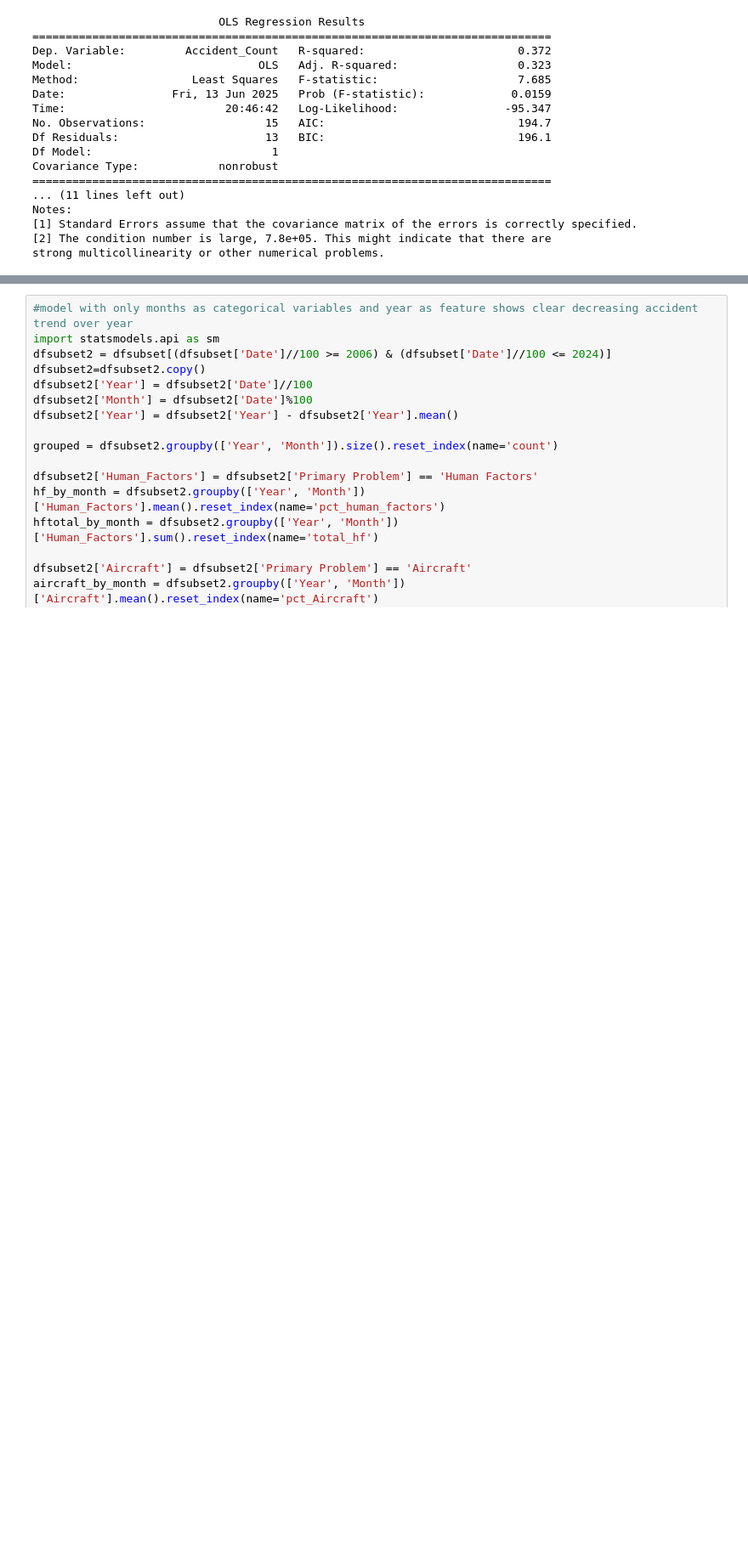
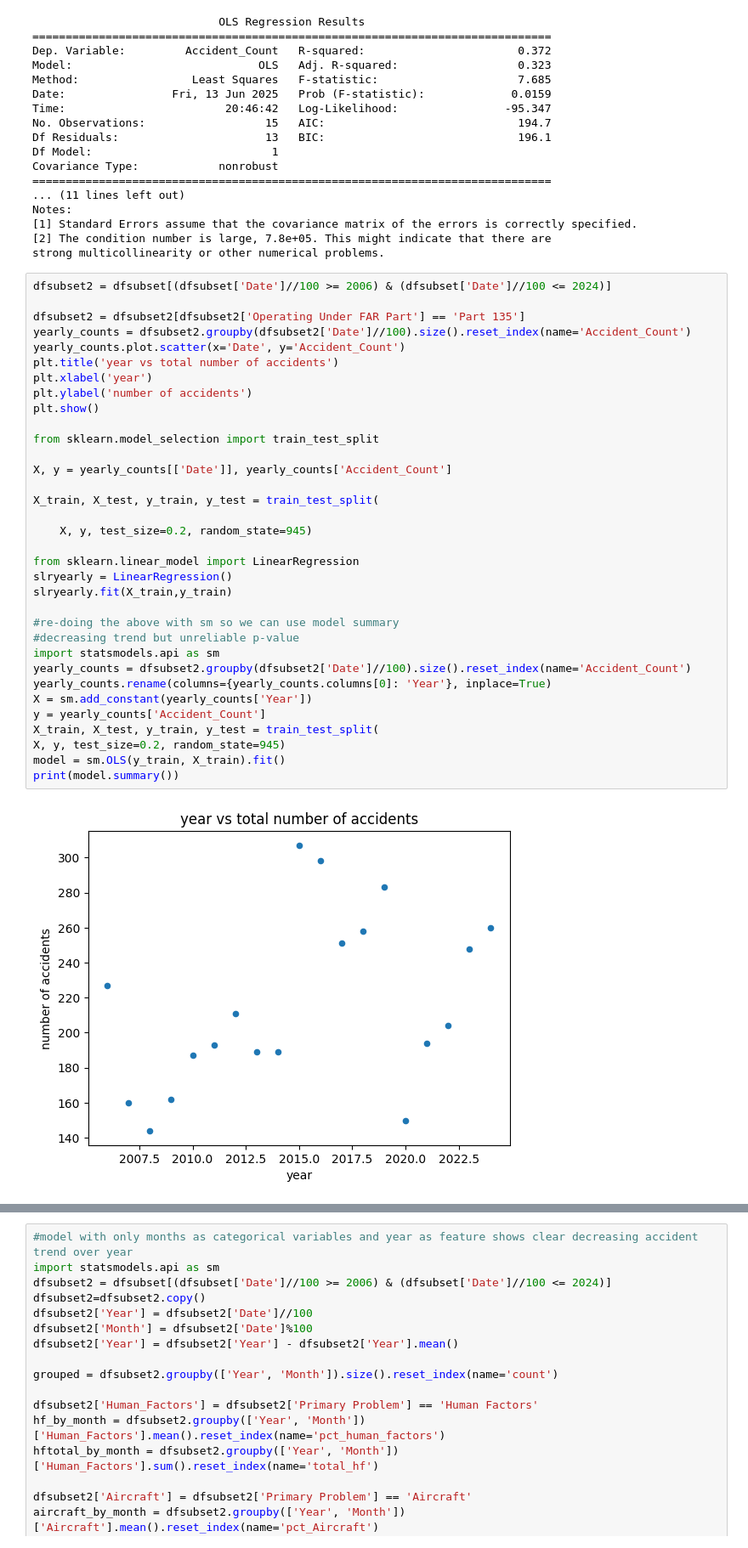
Before and after one commit to terryljh/aviation2, a Jupyter notebook: asrs linear model2.ipynb, the cells around one changed output, grey strips where cells are left out. Shown at 85% size. Saved outputs shown, nothing was run; the diff lists cells and outputs as text; blank space fills up the shorter version.

```diff
--- a/asrs linear model2.ipynb
+++ b/asrs linear model2.ipynb
@@ -427,3 +427,39 @@ Notes:
 [1] Standard Errors assume that the covariance matrix of the errors is correctly specified.
 [2] The condition number is large, 7.8e+05. This might indicate that there are
 strong multicollinearity or other numerical problems.
+# %%
+dfsubset2 = dfsubset[(dfsubset['Date']//100 >= 2006) & (dfsubset['Date']//100 <= 2024)]
+
+dfsubset2 = dfsubset2[dfsubset2['Operating Under FAR Part'] == 'Part 135']
+yearly_counts = dfsubset2.groupby(dfsubset2['Date']//100).size().reset_index(name='Accident_Count')
+yearly_counts.plot.scatter(x='Date', y='Accident_Count')
+plt.title('year vs total number of accidents')
+plt.xlabel('year')
+plt.ylabel('number of accidents')
+plt.show()
+
+from sklearn.model_selection import train_test_split
+
+X, y = yearly_counts[['Date']], yearly_counts['Accident_Count']
+
+X_train, X_test, y_train, y_test = train_test_split(
+
+    X, y, test_size=0.2, random_state=945)
+
+from sklearn.linear_model import LinearRegression
+slryearly = LinearRegression()
+slryearly.fit(X_train,y_train)
+
+#re-doing the above with sm so we can use model summary
+#decreasing trend but unreliable p-value
+import statsmodels.api as sm
+yearly_counts = dfsubset2.groupby(dfsubset2['Date']//100).size().reset_index(name='Accident_Count')
+yearly_counts.rename(columns={yearly_counts.columns[0]: 'Year'}, inplace=True)
+X = sm.add_constant(yearly_counts['Year'])
+y = yearly_counts['Accident_Count']
+X_train, X_test, y_train, y_test = train_test_split(
+X, y, test_size=0.2, random_state=945)
+model = sm.OLS(y_train, X_train).fit()
+print(model.summary())
+# %% [output]
+[figure, added]
```
Also changed, not shown: parts of 1 cell of this notebook.
